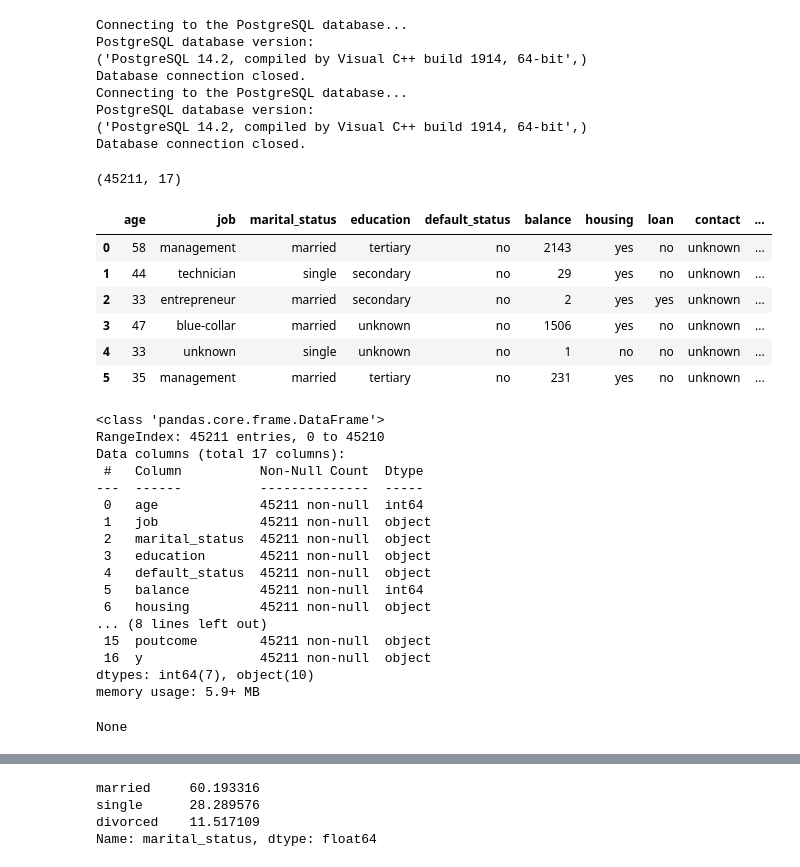
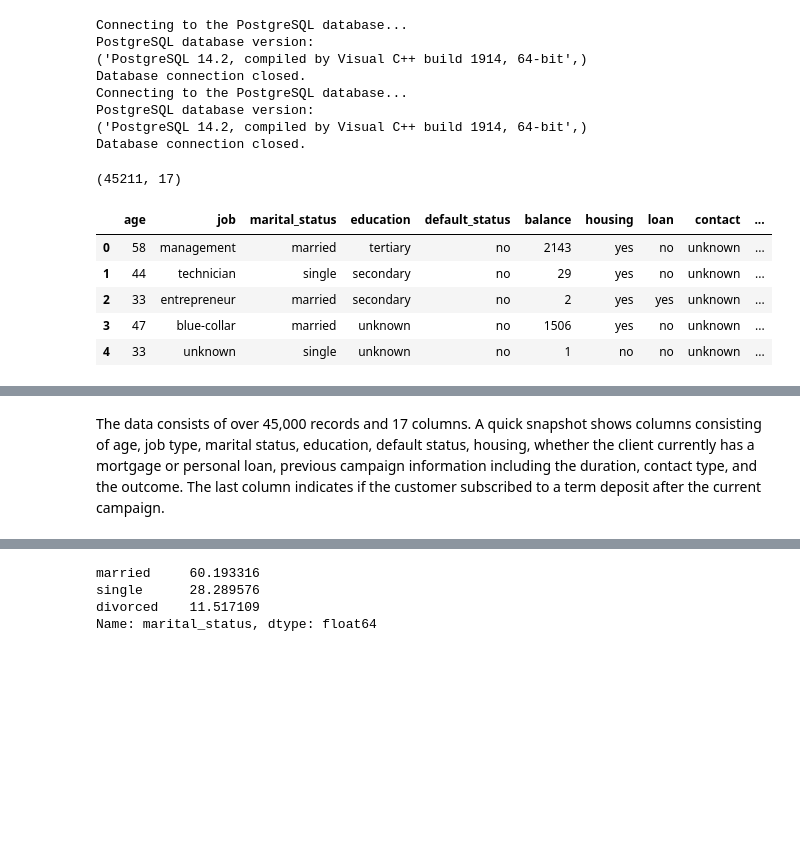
Before and after one commit to CoolBeansProgramming/Bank-Marketing-Campaign, a Jupyter notebook: main.ipynb, the cells around one changed output, grey strips where cells are left out. Drawn from its saved outputs; the diff is of its cells as text; code cells hidden in the pictures; blank space fills up the shorter version.

```diff
--- a/main.ipynb
+++ b/main.ipynb
@@ -69,36 +70,15 @@ PostgreSQL database version:
 ('PostgreSQL 14.2, compiled by Visual C++ build 1914, 64-bit',)
 Database connection closed.
 # %%
-# Overview
+# overview
 
 display(df.shape)
-display(df.head(6))
-display(df.info())
-display(df.describe())
+display(df.head())
 # %% [output]
 (45211, 17)
 |  | age | job | marital_status | education | default_status | balance | housing | loan | contact | ... |
 | 0 | 58 | management | married | tertiary | no | 2143 | yes | no | unknown | ... |
 | 1 | 44 | technician | single | secondary | no | 29 | yes | no | unknown | ... |
 | 2 | 33 | entrepreneur | married | secondary | no | 2 | yes | yes | unknown | ... |
 | 3 | 47 | blue-collar | married | unknown | no | 1506 | yes | no | unknown | ... |
 | 4 | 33 | unknown | single | unknown | no | 1 | no | no | unknown | ... |
-| 5 | 35 | management | married | tertiary | no | 231 | yes | no | unknown | ... |
-<class 'pandas.core.frame.DataFrame'>
-RangeIndex: 45211 entries, 0 to 45210
-Data columns (total 17 columns):
- #   Column          Non-Null Count  Dtype
----  ------          --------------  -----
- 0   age             45211 non-null  int64
- 1   job             45211 non-null  object
- 2   marital_status  45211 non-null  object
- 3   education       45211 non-null  object
- 4   default_status  45211 non-null  object
- 5   balance         45211 non-null  int64
- 6   housing         45211 non-null  object
-... (8 lines left out)
- 15  poutcome        45211 non-null  object
- 16  y               45211 non-null  object
-dtypes: int64(7), object(10)
-memory usage: 5.9+ MB
-None
@@ -113,0 +85,2 @@ None
+# %% [markdown]
+The data consists of over 45,000 records and 17 columns. A quick snapshot shows columns consisting of age, job type, marital status, education, default status, housing, whether the client currently has a mortgage or personal loan, previous campaign information including the duration, contact type, and the outcome. The last column indicates if the customer subscribed to a term deposit after the current campaign.
```
Also changed, not shown: parts of 28 cells of this notebook, 1 other file.
